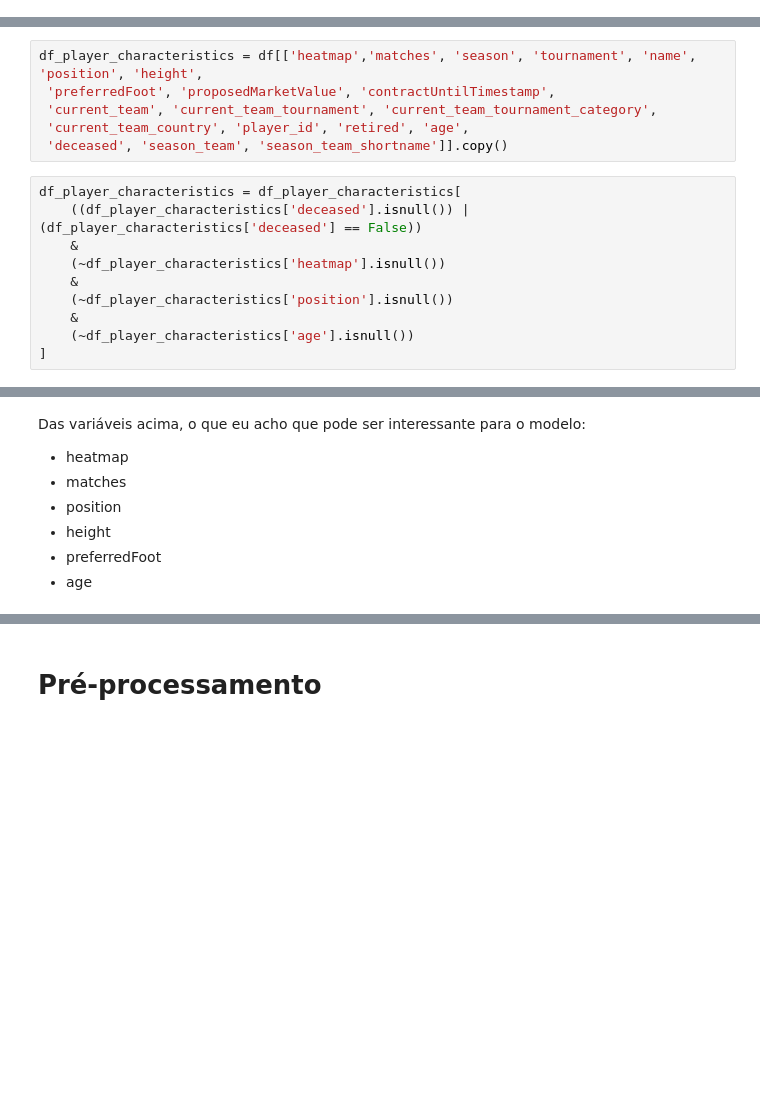
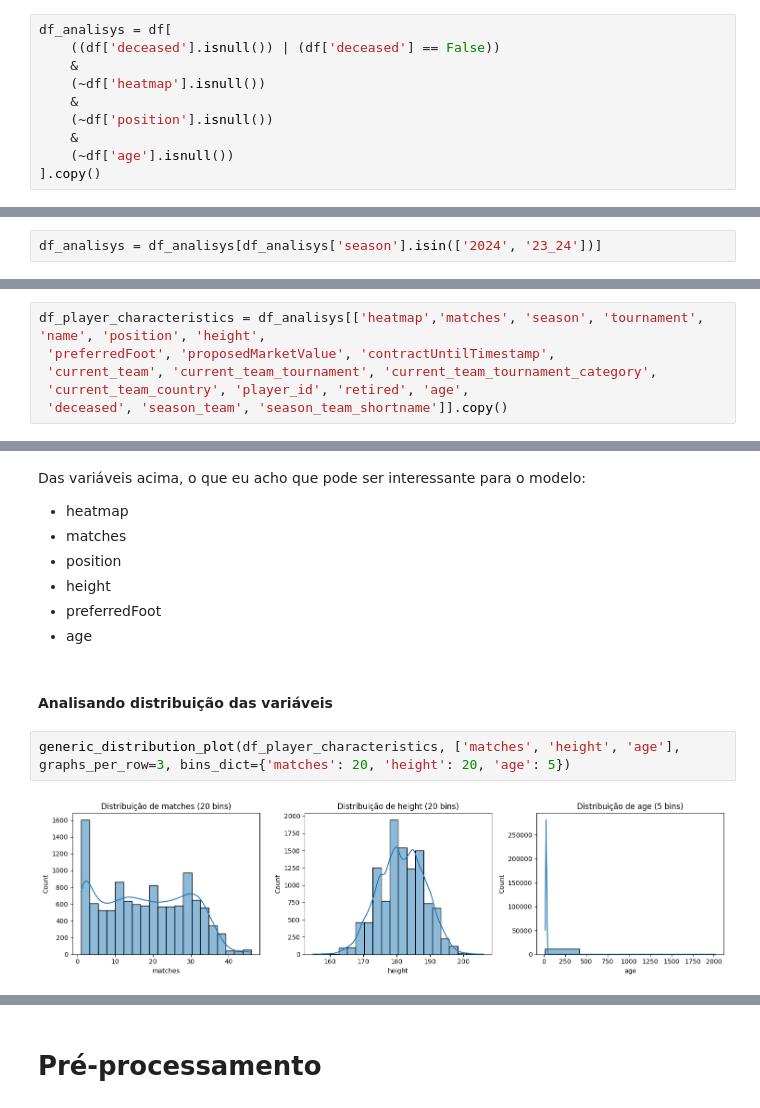
Before and after one commit to Yaak3/TCC2, a Jupyter notebook: Notebooks/analysis.ipynb, the cells around one changed output, grey strips where cells are left out. Drawn from its saved outputs; the diff is of its cells as text; blank space fills up the shorter version.

Commit message:
feat: player characteristics analysis finished

```diff
--- a/Notebooks/analysis.ipynb
+++ b/Notebooks/analysis.ipynb
@@ -558,0 +559,10 @@ df[(df['expectedAssists'].isnull()) & (df['assists'] > 20)][['tournament', 'seas
+# %%
+df_analisys = df[
+    ((df['deceased'].isnull()) | (df['deceased'] == False))
+    &
+    (~df['heatmap'].isnull())
+    &
+    (~df['position'].isnull())
+    &
+    (~df['age'].isnull())
+].copy()
@@ -558,0 +644,2 @@ df[(df['expectedAssists'].isnull()) & (df['assists'] > 20)][['tournament', 'seas
+# %%
+df_analisys = df_analisys[df_analisys['season'].isin(['2024', '23_24'])]
@@ -559,19 +648,9 @@ df[(df['expectedAssists'].isnull()) & (df['assists'] > 20)][['tournament', 'seas
 # %%
-df_player_characteristics = df[['heatmap','matches', 'season', 'tournament', 'name', 'position', 'height',
+df_player_characteristics = df_analisys[['heatmap','matches', 'season', 'tournament', 'name', 'position', 'height',
  'preferredFoot', 'proposedMarketValue', 'contractUntilTimestamp',
  'current_team', 'current_team_tournament', 'current_team_tournament_category',
  'current_team_country', 'player_id', 'retired', 'age',
  'deceased', 'season_team', 'season_team_shortname']].copy()
-# %%
-df_player_characteristics = df_player_characteristics[
-    ((df_player_characteristics['deceased'].isnull()) | (df_player_characteristics['deceased'] == False))
-    &
-    (~df_player_characteristics['heatmap'].isnull())
-    &
-    (~df_player_characteristics['position'].isnull())
-    &
-    (~df_player_characteristics['age'].isnull())
-]
 # %%
 df_player_characteristics.info(verbose=True)
 # %% [output]
@@ -601,3 +680,9 @@ Das variáveis acima, o que eu acho que pode ser interessante para o modelo:
 - height
 - preferredFoot
 - age
+# %% [markdown]
+#### Analisando distribuição das variáveis
+# %%
+generic_distribution_plot(df_player_characteristics, ['matches', 'height', 'age'], graphs_per_row=3, bins_dict={'matches': 20, 'height': 20, 'age': 5})
+# %% [output]
+[figure, added]
```
Also changed, not shown: parts of 53 cells of this notebook, 2 other files.
